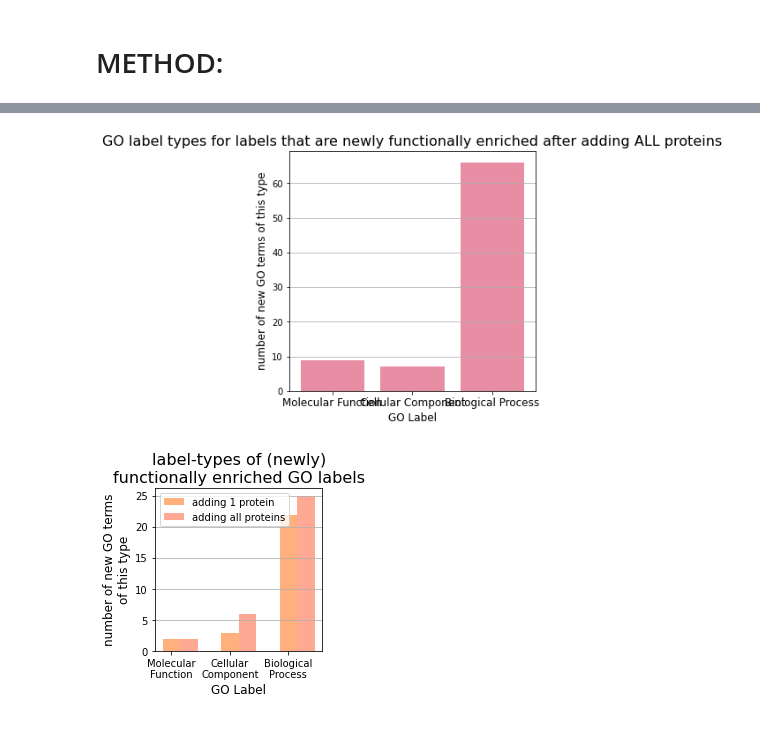
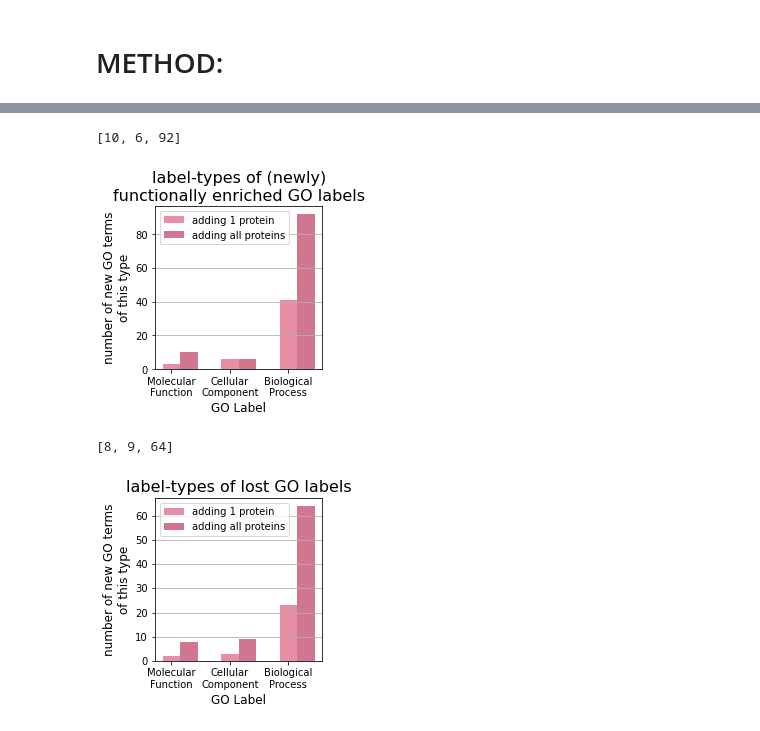
Before and after one commit to chrlatte/ClusteringWithDSD, a Jupyter notebook: src/recipe/method1_notebook.ipynb, the cells around one changed output, grey strips where cells are left out. Saved outputs shown, nothing was run; the diff lists cells and outputs as text; code cells hidden in the pictures.

Commit message:
genearting more graphs etc

```diff
--- a/src/recipe/method1_notebook.ipynb
+++ b/src/recipe/method1_notebook.ipynb
@@ -267,5 +272,5 @@ with open("data/GO.terms.tsv", 'r') as go_term_to_def_file:
 
 
 
-for term in new_terms_allp:
-    print(go_to_def_dict.get(term))
+# for term in new_terms_allp:
+#     print(go_to_def_dict.get(term))
@@ -321,45 +308,82 @@ for term in new_terms_allp:
     elif go_to_label_dict.get(term) == "molecular_function":
         mf_counter_allp += 1
 # %%
-# create graph to compare coutns of each type (all proteins)
+# create graph to compare coutns of each label type (one and all proteins)
 fig, ax = plt.subplots()
 
-x_values = ["Molecular Function", "Cellular Component", "Biological Process"]
-counts = [mf_counter_allp, cc_counter_allp, bp_counter_allp]
-
-ax.bar(x_values, counts, color=['xkcd:pig pink', 'xkcd:pig pink', 'xkcd:pig pink'])
-
-ax.set_xticklabels(x_values, fontsize=12)
-
-ax.set_title(f"GO label types for labels that are newly functionally enriched after adding ALL proteins", fontsize=16)
+x_values = ["Molecular\nFunction", "Cellular\nComponent", "Biological\nProcess"]
+counts_1p = [mf_counter_1p, cc_counter_1p, bp_counter_1p]
+counts_allp = [mf_counter_allp, cc_counter_allp, bp_counter_allp]
+print(counts_allp)
 
 
-ax.set_ylabel('number of new GO terms of this type', fontsize=12)
+width = .3
+ax.bar(x_values, counts_1p, width=width, color='xkcd:pig pink')
+ax.bar(np.arange(len(counts_allp))+ width, counts_allp, width=width, color='xkcd:muted pink')
+
+# ax.set_xticklabels(x_values, fontsize=12)
+
+ax.set_title(f"label-types of (newly)\nfunctionally enriched GO labels", fontsize=16)
+
+
+ax.set_ylabel('number of new GO terms\nof this type', fontsize=12)
 ax.set_xlabel('GO Label', fontsize=12)
 
 ax.grid(axis='y')
+ax.legend(["adding 1 protein", "adding all proteins"], loc=2)
 
-fig.set_size_inches(5,5)
+fig.set_size_inches(3,3)
 plt.show()
 # %% [output]
+[10, 6, 92]
-[figure, old version]
+[figure, new version]
 # %%
-# create graph to compare coutns of each label type (one and all proteins)
+# create graph to compare coutns of each label type ythat was lost (one and all proteins)
+
+original_terms_vs_1p
+original_terms_vs_allp
+
+# count number of terms of each type
+bp_counter_1p = 0
+cc_counter_1p = 0
+mf_counter_1p = 0
+for term in original_terms_vs_1p:
+    if go_to_label_dict.get(term) == "biological_process":
+        bp_counter_1p += 1
+    elif go_to_label_dict.get(term) == "cellular_component":
+        cc_counter_1p += 1
+    elif go_to_label_dict.get(term) == "molecular_function":
+        mf_counter_1p += 1
+
+
+bp_counter_allp = 0
+cc_counter_allp = 0
+mf_counter_allp = 0
+for term in original_terms_vs_allp:
+    if go_to_label_dict.get(term) == "biological_process":
+        bp_counter_allp += 1
+    elif go_to_label_dict.get(term) == "cellular_component":
+        cc_counter_allp += 1
+    elif go_to_label_dict.get(term) == "molecular_function":
+        mf_counter_allp += 1
+
+
+# plot!
 fig, ax = plt.subplots()
 
 x_values = ["Molecular\nFunction", "Cellular\nComponent", "Biological\nProcess"]
 counts_1p = [mf_counter_1p, cc_counter_1p, bp_counter_1p]
 counts_allp = [mf_counter_allp, cc_counter_allp, bp_counter_allp]
-
-
+print(counts_allp)
 
 width = .3
-ax.bar(x_values, counts_1p, width=width, color="xkcd:peach")
-ax.bar(np.arange(len(counts_allp))+ width, counts_allp, width=width, color="xkcd:light salmon")
+ax.bar(x_values, counts_1p, width=width, color='xkcd:pig pink')
+ax.bar(np.arange(len(counts_allp))+ width, counts_allp, width=width, color='xkcd:muted pink')
+
 
 # ax.set_xticklabels(x_values, fontsize=12)
 
-ax.set_title(f"label-types of (newly)\nfunctionally enriched GO labels", fontsize=16)
+ax.set_title(f"label-types of lost GO labels", fontsize=16)
 
 
 ax.set_ylabel('number of new GO terms\nof this type', fontsize=12)
@@ -371,4 +395,5 @@ ax.legend(["adding 1 protein", "adding all proteins"], loc=2)
 fig.set_size_inches(3,3)
 plt.show()
 # %% [output]
+[8, 9, 64]
-[figure, old version]
+[figure, new version]
```
Also changed, not shown: parts of 17 cells of this notebook.
